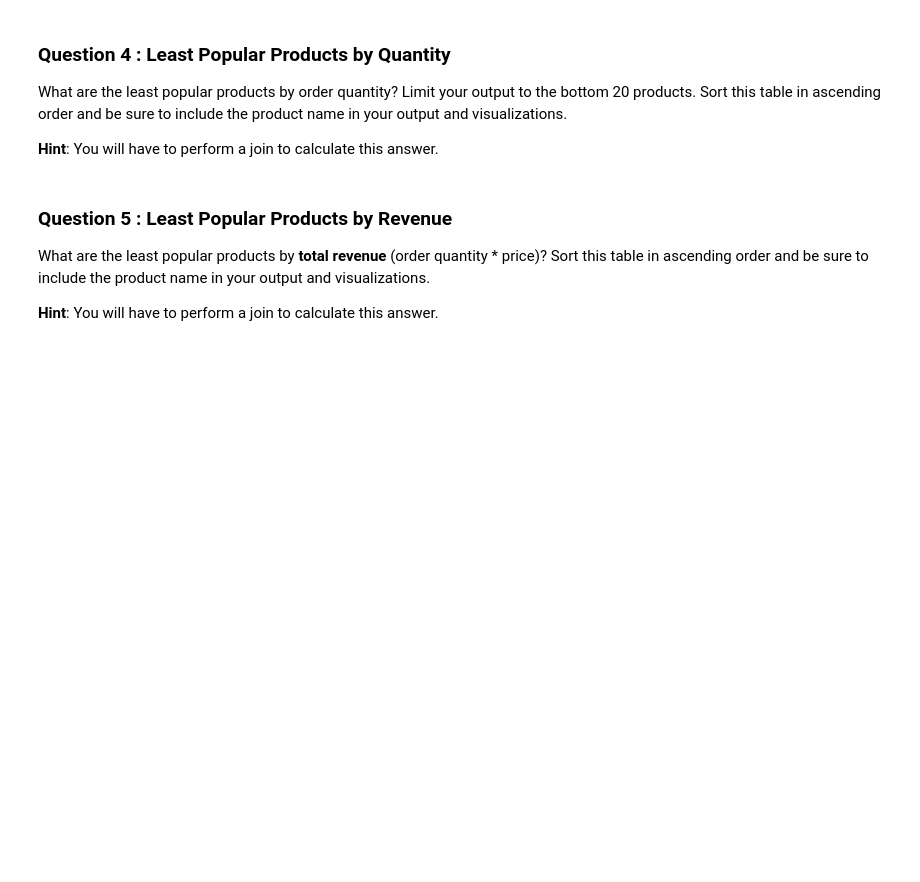
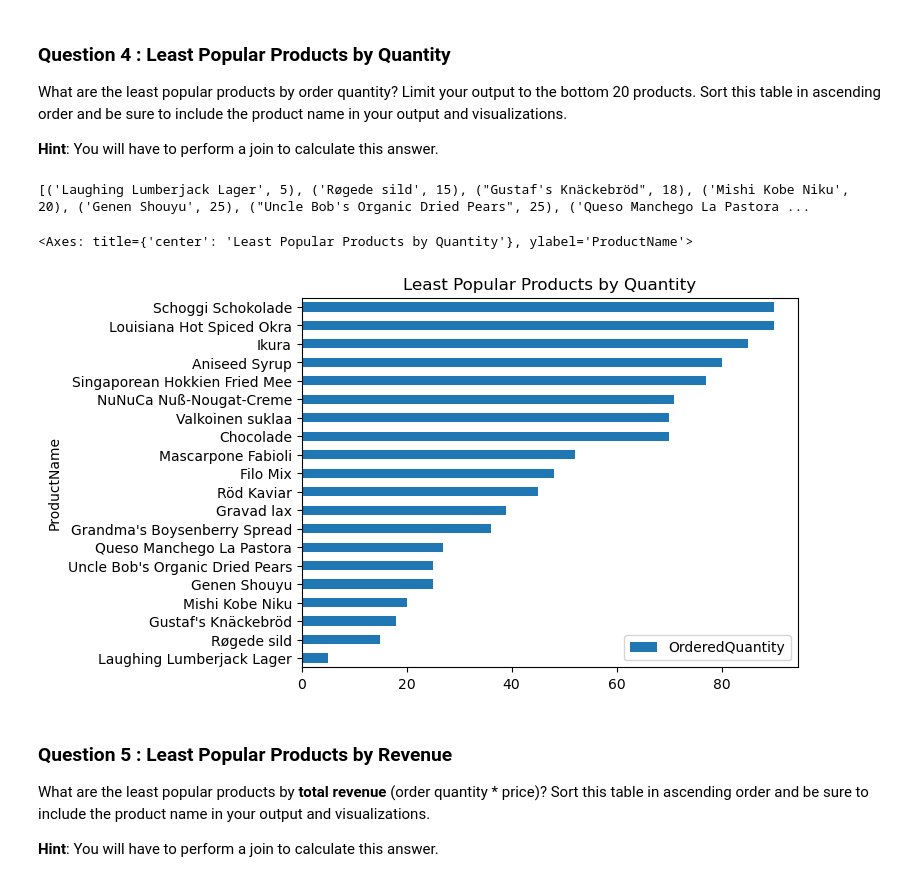
Before and after one commit to vchu22/IF-DS-TLAB4-AdHoc-SQL, a Jupyter notebook: adhoc_report.ipynb, the cells around one changed output. Drawn from its saved outputs; the diff is of its cells as text; code cells hidden in the pictures; blank space fills up the shorter version.

```diff
--- a/adhoc_report.ipynb
+++ b/adhoc_report.ipynb
@@ -91,16 +102,30 @@ What are the least popular products by order quantity? Limit your output to the
 **Hint**: You will have to perform a join to calculate this answer.
 # %%
 # TODO: Write a SQL query which will answer the question above.
-...
+cursor.execute("""
+    SELECT ProductName, SUM(o.Quantity) as OrderedQuantity
+    FROM OrderDetails o JOIN Products p
+    ON o.ProductID = p.ProductID
+    GROUP BY ProductName
+    ORDER BY OrderedQuantity ASC
+    LIMIT 20;
+""")
+
 
 # TODO: Fetch your list of tuples and print it out
-...
+rows = cursor.fetchall()
+print(rows)
+# %% [output]
+[('Laughing Lumberjack Lager', 5), ('Røgede sild', 15), ("Gustaf's Knäckebröd", 18), ('Mishi Kobe Niku', 20), ('Genen Shouyu', 25), ("Uncle Bob's Organic Dried Pears", 25), ('Queso Manchego La Pastora ...
 # %%
 # TODO: Convert your list of tuples to a dataframe
-...
-
+df = pd.DataFrame(rows, columns=['ProductName', 'OrderedQuantity'])
+df.set_index('ProductName', inplace=True)
 # TODO: Generate a visualization on this dataframe
-...
+df.plot(kind='barh', title="Least Popular Products by Quantity")
+# %% [output]
+<Axes: title={'center': 'Least Popular Products by Quantity'}, ylabel='ProductName'>
+[figure, added]
 # %% [markdown]
 ### Question 5 : Least Popular Products by Revenue
 
```
Also changed, not shown: parts of 3 cells of this notebook.
